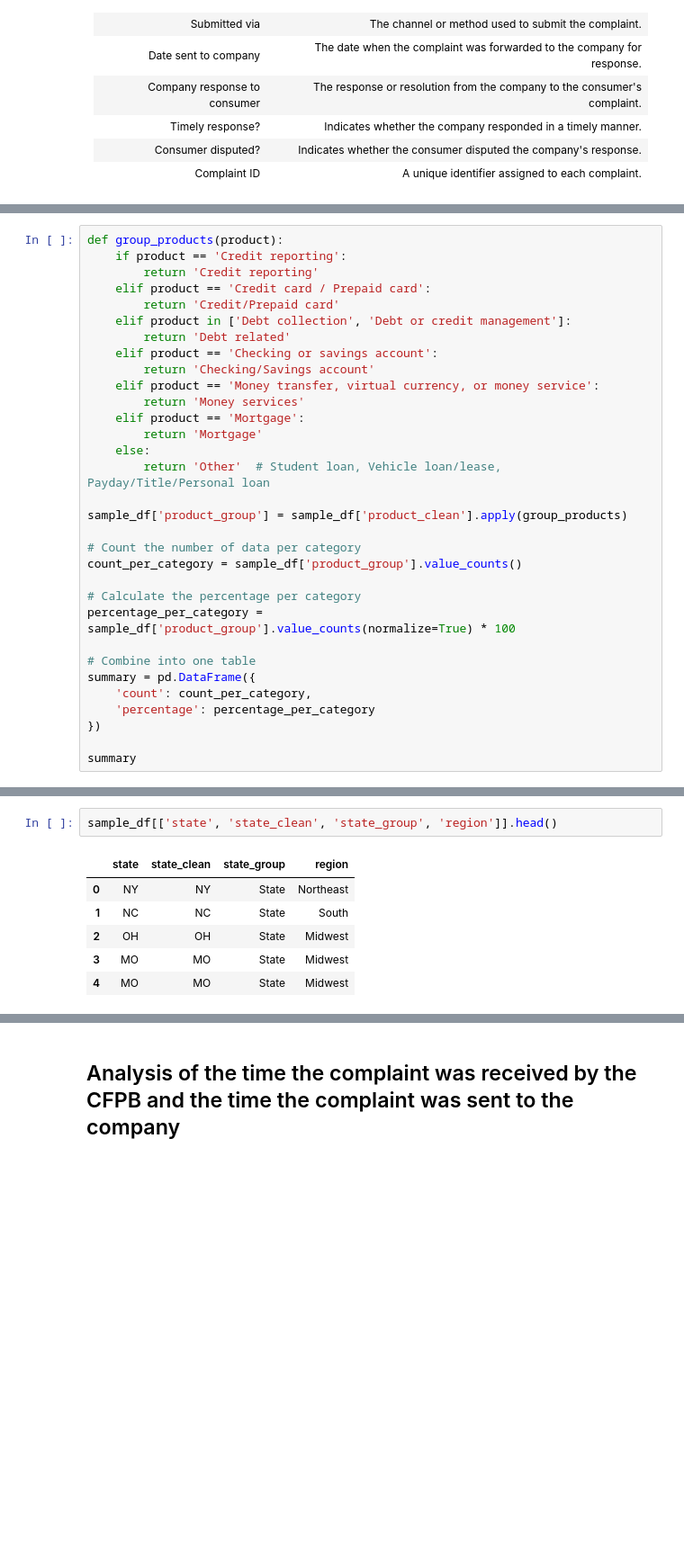
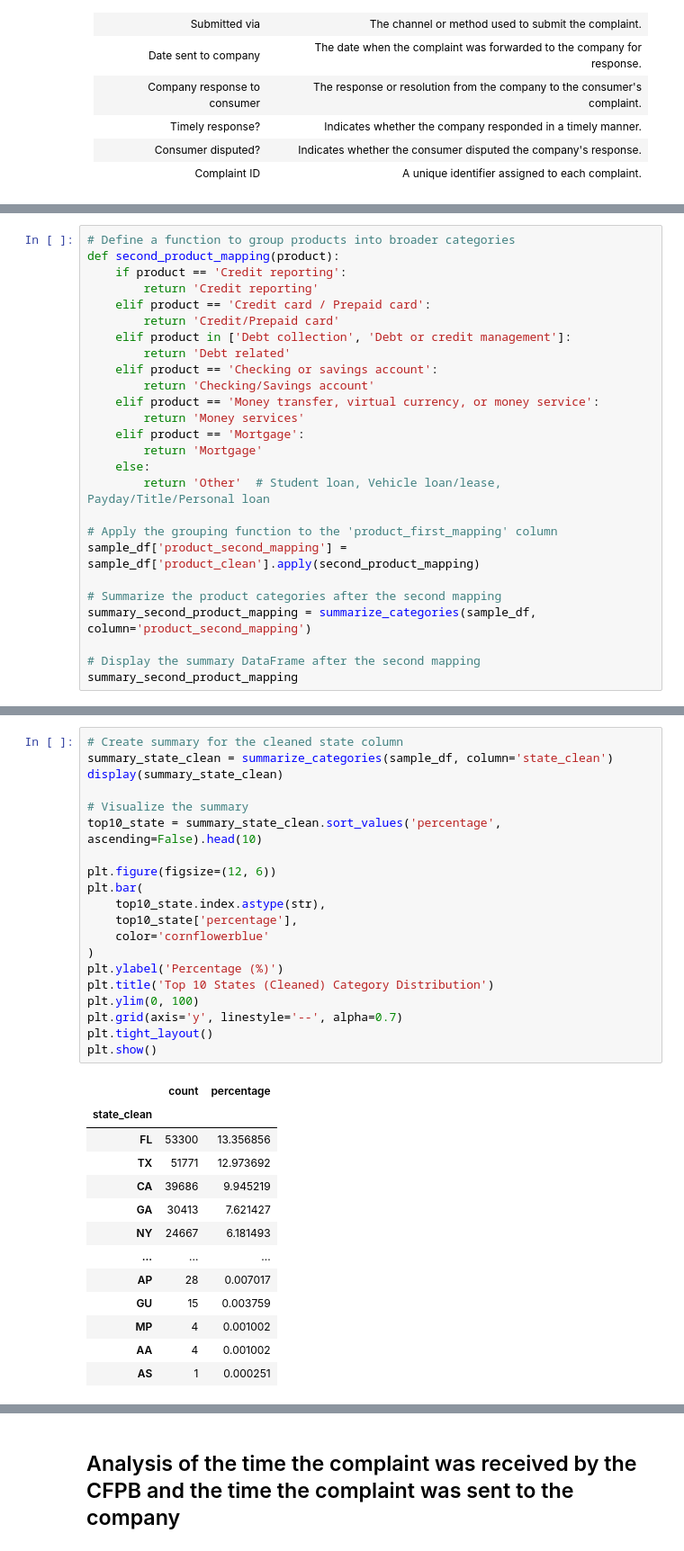
Before and after one commit to FillipusAditya/final-project-compfest17-bebek-ngapak, a Jupyter notebook: main.ipynb, the cells around one changed output, grey strips where cells are left out. Shown at 90% size. Cells and saved outputs as stored; diff of their text form; blank space fills up the shorter version.

```diff
--- a/main.ipynb
+++ b/main.ipynb
@@ -188,5 +344,6 @@ summary
 # %%
-def group_products(product):
+# Define a function to group products into broader categories
+def second_product_mapping(product):
     if product == 'Credit reporting':
         return 'Credit reporting'
     elif product == 'Credit card / Prepaid card':
@@ -202,20 +359,13 @@ def group_products(product):
     else:
         return 'Other'  # Student loan, Vehicle loan/lease, Payday/Title/Personal loan
 
-sample_df['product_group'] = sample_df['product_clean'].apply(group_products)
+# Apply the grouping function to the 'product_first_mapping' column
+sample_df['product_second_mapping'] = sample_df['product_clean'].apply(second_product_mapping)
 
-# Count the number of data per category
-count_per_category = sample_df['product_group'].value_counts()
+# Summarize the product categories after the second mapping
+summary_second_product_mapping = summarize_categories(sample_df, column='product_second_mapping')
 
-# Calculate the percentage per category
-percentage_per_category = sample_df['product_group'].value_counts(normalize=True) * 100
-
-# Combine into one table
-summary = pd.DataFrame({
-    'count': count_per_category,
-    'percentage': percentage_per_category
-})
-
-summary
+# Display the summary DataFrame after the second mapping
+summary_second_product_mapping
 # %% [output]
 |  | count | percentage |
@@ -366,11 +503,36 @@ sample_df['state_clean'] = sample_df['state'].apply(normalize_state)
 sample_df['state_group'] = sample_df['state_clean'].apply(map_group)
 sample_df['region'] = sample_df['state_clean'].apply(map_region)
 # %%
-sample_df[['state', 'state_clean', 'state_group', 'region']].head()
+# Create summary for the cleaned state column
+summary_state_clean = summarize_categories(sample_df, column='state_clean')
+display(summary_state_clean)
+
+# Visualize the summary
+top10_state = summary_state_clean.sort_values('percentage', ascending=False).head(10)
+
+plt.figure(figsize=(12, 6))
+plt.bar(
+    top10_state.index.astype(str),
+    top10_state['percentage'],
+    color='cornflowerblue'
+)
+plt.ylabel('Percentage (%)')
+plt.title('Top 10 States (Cleaned) Category Distribution')
+plt.ylim(0, 100)
+plt.grid(axis='y', linestyle='--', alpha=0.7)
+plt.tight_layout()
+plt.show()
 # %% [output]
-|  | state | state_clean | state_group | region |
-| 0 | NY | NY | State | Northeast |
-| 1 | NC | NC | State | South |
-| 2 | OH | OH | State | Midwest |
-| 3 | MO | MO | State | Midwest |
-| 4 | MO | MO | State | Midwest |
+|  | count | percentage |
+| state_clean |  |  |
+| FL | 53300 | 13.356856 |
+| TX | 51771 | 12.973692 |
+| CA | 39686 | 9.945219 |
+| GA | 30413 | 7.621427 |
+| NY | 24667 | 6.181493 |
+| ... | ... | ... |
+| AP | 28 | 0.007017 |
+| GU | 15 | 0.003759 |
+| MP | 4 | 0.001002 |
+| AA | 4 | 0.001002 |
+| AS | 1 | 0.000251 |
```
Also changed, not shown: parts of 43 cells of this notebook.
